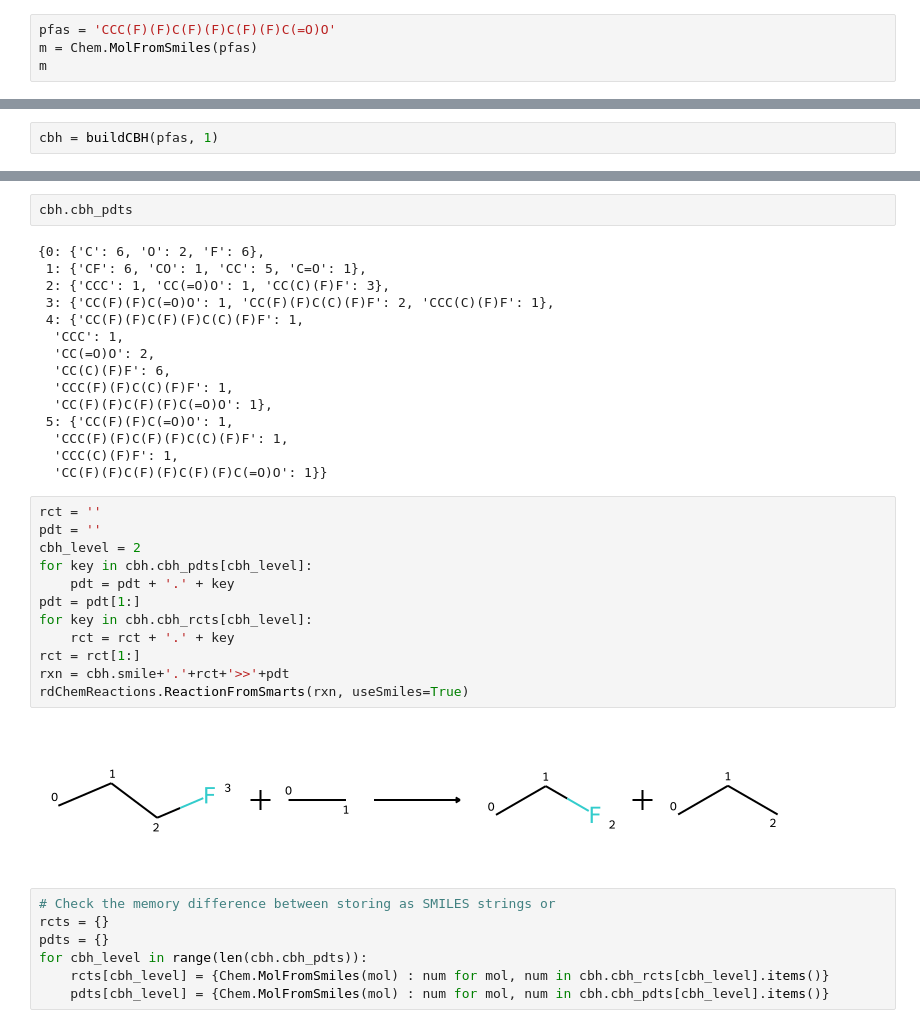
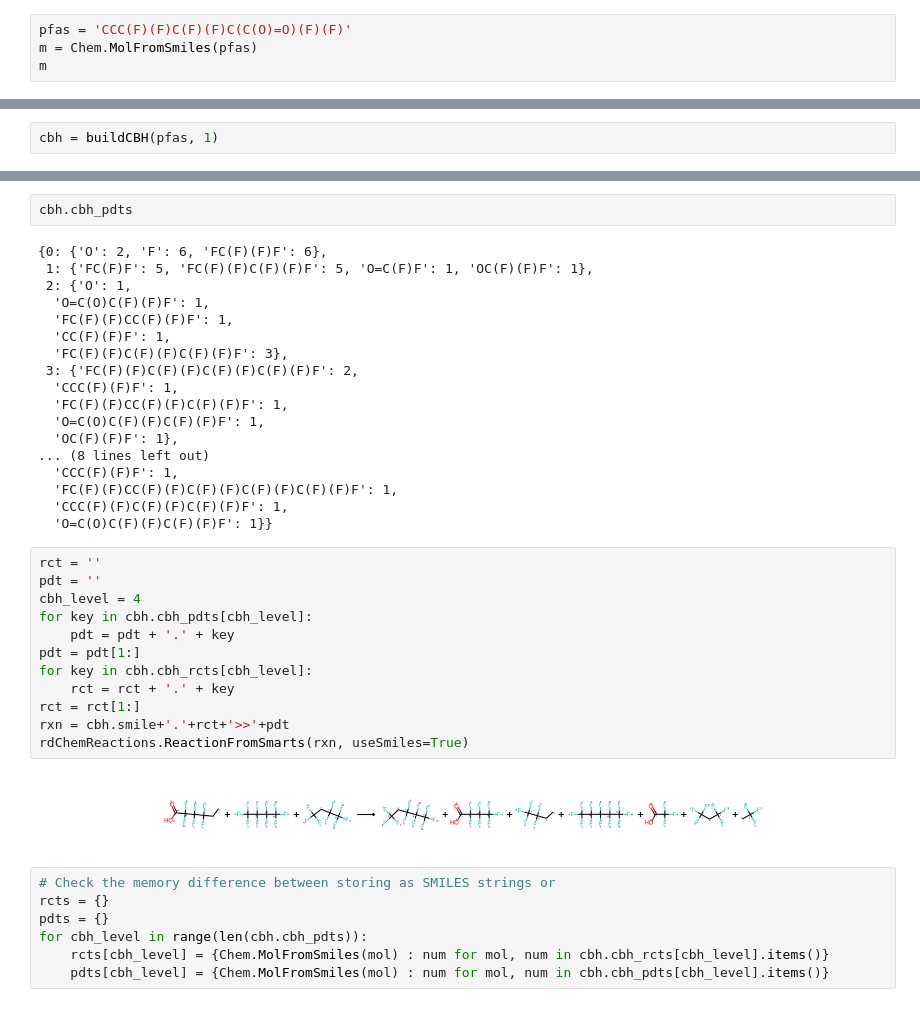
Before and after one commit to franklingoldsmith/autocbh, a Jupyter notebook: nightly/exploratory.ipynb, the cells around one changed output, grey strips where cells are left out. Drawn from its saved outputs; the diff is of its cells as text.

```diff
--- a/nightly/exploratory.ipynb
+++ b/nightly/exploratory.ipynb
@@ -16,5 +17,5 @@ from sys import getsizeof
 # %%
-pfas = 'CCC(F)(F)C(F)(F)C(F)(F)C(=O)O'
+pfas = 'CCC(F)(F)C(F)(F)C(C(O)=O)(F)(F)'
 m = Chem.MolFromSmiles(pfas)
 m
 # %% [output]
@@ -68,34 +76,37 @@ cbh.cbh_rcts
 # %%
 cbh.cbh_pdts
 # %% [output]
-{0: {'C': 6, 'O': 2, 'F': 6},
- 1: {'CF': 6, 'CO': 1, 'CC': 5, 'C=O': 1},
- 2: {'CCC': 1, 'CC(=O)O': 1, 'CC(C)(F)F': 3},
- 3: {'CC(F)(F)C(=O)O': 1, 'CC(F)(F)C(C)(F)F': 2, 'CCC(C)(F)F': 1},
- 4: {'CC(F)(F)C(F)(F)C(C)(F)F': 1,
-  'CCC': 1,
-  'CC(=O)O': 2,
-  'CC(C)(F)F': 6,
-  'CCC(F)(F)C(C)(F)F': 1,
-  'CC(F)(F)C(F)(F)C(=O)O': 1},
- 5: {'CC(F)(F)C(=O)O': 1,
-  'CCC(F)(F)C(F)(F)C(C)(F)F': 1,
-  'CCC(C)(F)F': 1,
-  'CC(F)(F)C(F)(F)C(F)(F)C(=O)O': 1}}
+{0: {'O': 2, 'F': 6, 'FC(F)(F)F': 6},
+ 1: {'FC(F)F': 5, 'FC(F)(F)C(F)(F)F': 5, 'O=C(F)F': 1, 'OC(F)(F)F': 1},
+ 2: {'O': 1,
+  'O=C(O)C(F)(F)F': 1,
+  'FC(F)(F)CC(F)(F)F': 1,
+  'CC(F)(F)F': 1,
+  'FC(F)(F)C(F)(F)C(F)(F)F': 3},
+ 3: {'FC(F)(F)C(F)(F)C(F)(F)C(F)(F)F': 2,
+  'CCC(F)(F)F': 1,
+  'FC(F)(F)CC(F)(F)C(F)(F)F': 1,
+  'O=C(O)C(F)(F)C(F)(F)F': 1,
+  'OC(F)(F)F': 1},
+... (8 lines left out)
+  'CCC(F)(F)F': 1,
+  'FC(F)(F)CC(F)(F)C(F)(F)C(F)(F)C(F)(F)F': 1,
+  'CCC(F)(F)C(F)(F)C(F)(F)F': 1,
+  'O=C(O)C(F)(F)C(F)(F)F': 1}}
 # %%
 rct = ''
 pdt = ''
-cbh_level = 2
+cbh_level = 4
 for key in cbh.cbh_pdts[cbh_level]:
     pdt = pdt + '.' + key
 pdt = pdt[1:]
 for key in cbh.cbh_rcts[cbh_level]:
     rct = rct + '.' + key
 rct = rct[1:]
 rxn = cbh.smile+'.'+rct+'>>'+pdt
 rdChemReactions.ReactionFromSmarts(rxn, useSmiles=True)
 # %% [output]
-[figure, old version]
+[figure, new version]
 # %%
 # Check the memory difference between storing as SMILES strings or
 rcts = {}
```
Also changed, not shown: parts of 8 cells of this notebook, 3 other files.
